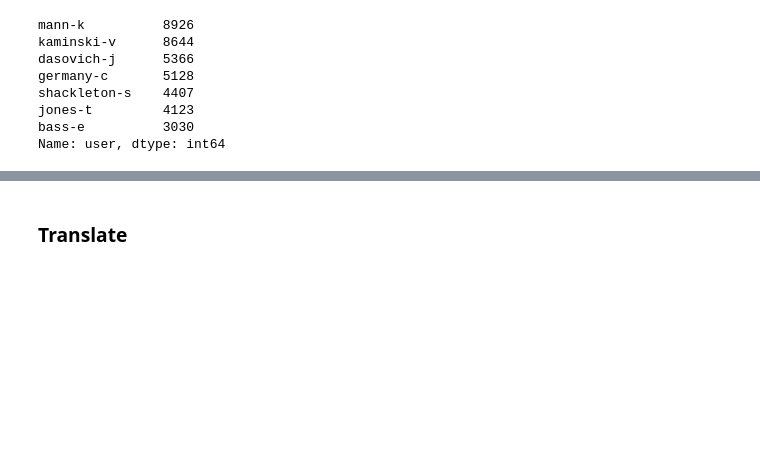
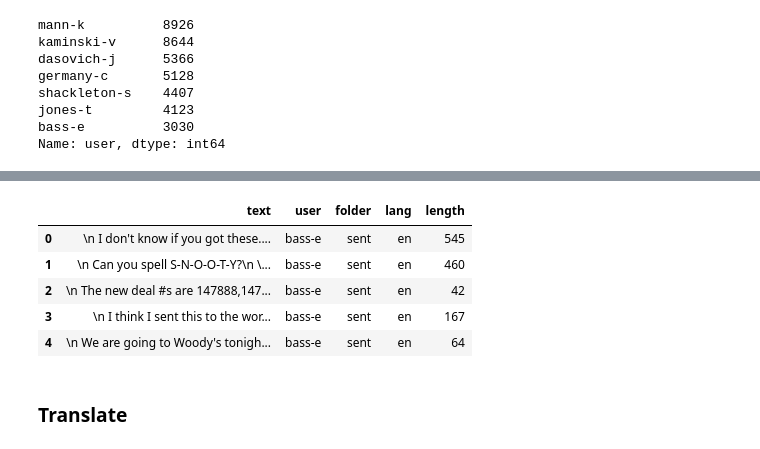
Before and after one commit to j-dcx/enron_sent, a Jupyter notebook: ipynb/enron_sent_no.ipynb, the cells around one changed output, grey strips where cells are left out. Drawn from its saved outputs; the diff is of its cells as text; code cells hidden in the pictures; blank space fills up the shorter version.

```diff
--- a/ipynb/enron_sent_no.ipynb
+++ b/ipynb/enron_sent_no.ipynb
@@ -140,2 +163,11 @@ df = df_orig.copy()
+# %%
+df.head()
+# %% [output]
+|  | text | user | folder | lang | length |
+| 0 | \n I don't know if you got these.... | bass-e | sent | en | 545 |
+| 1 | \n Can you spell S-N-O-O-T-Y?\n \... | bass-e | sent | en | 460 |
+| 2 | \n The new deal #s are 147888,147... | bass-e | sent | en | 42 |
+| 3 | \n I think I sent this to the wor... | bass-e | sent | en | 167 |
+| 4 | \n We are going to Woody's tonigh... | bass-e | sent | en | 64 |
 # %% [markdown]
 ### Translate
```
Also changed, not shown: parts of 27 cells of this notebook, 6 other files.
